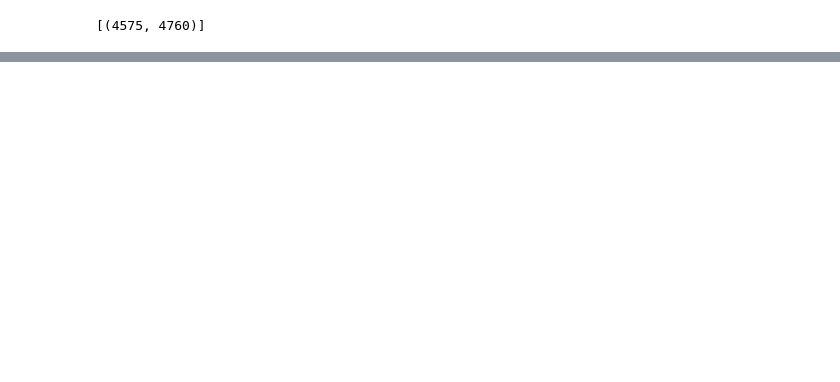
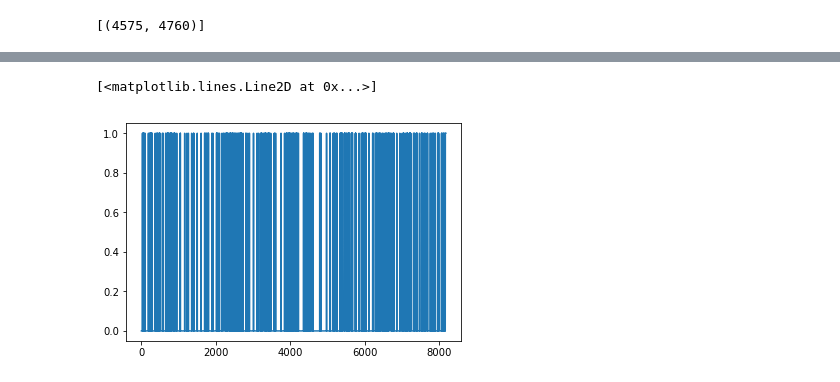
Before and after one commit to cudajay/Seq2SeqAnom, a Jupyter notebook: classifier_exp.ipynb, the cells around one changed output, grey strips where cells are left out. Cells and saved outputs as stored; diff of their text form; code cells hidden in the pictures; blank space fills up the shorter version.

```diff
--- a/classifier_exp.ipynb
+++ b/classifier_exp.ipynb
@@ -140,0 +135,5 @@ s
+# %%
+plt.plot(pls)
+# %% [output]
+[<matplotlib.lines.Line2D at 0x...>]
+[figure, added]
```
Also changed, not shown: parts of 14 cells of this notebook, 2 other files.
